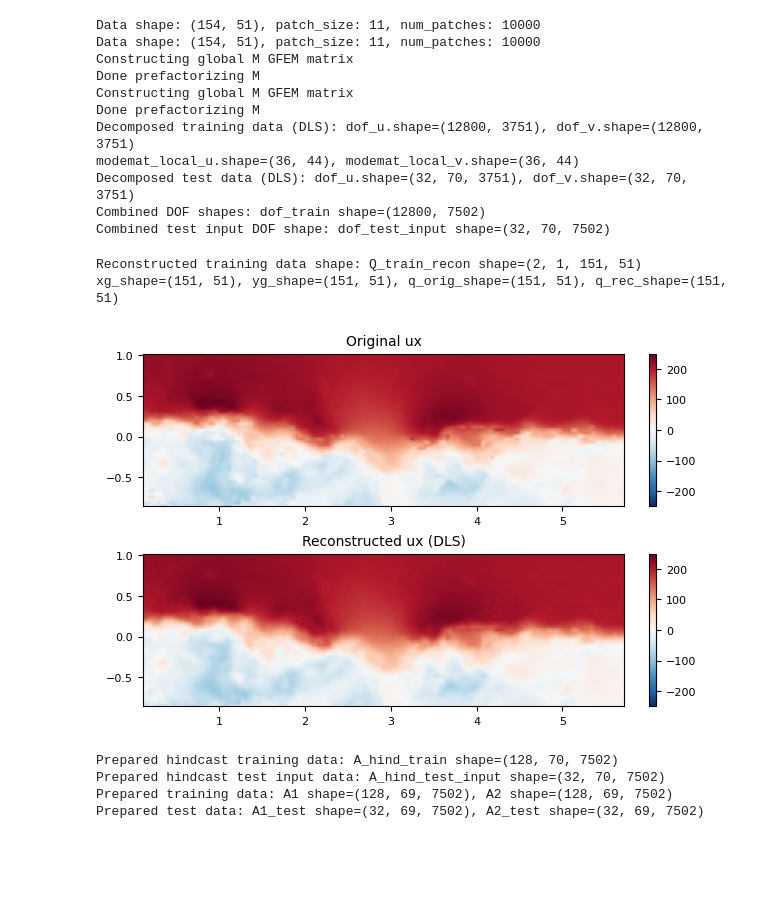
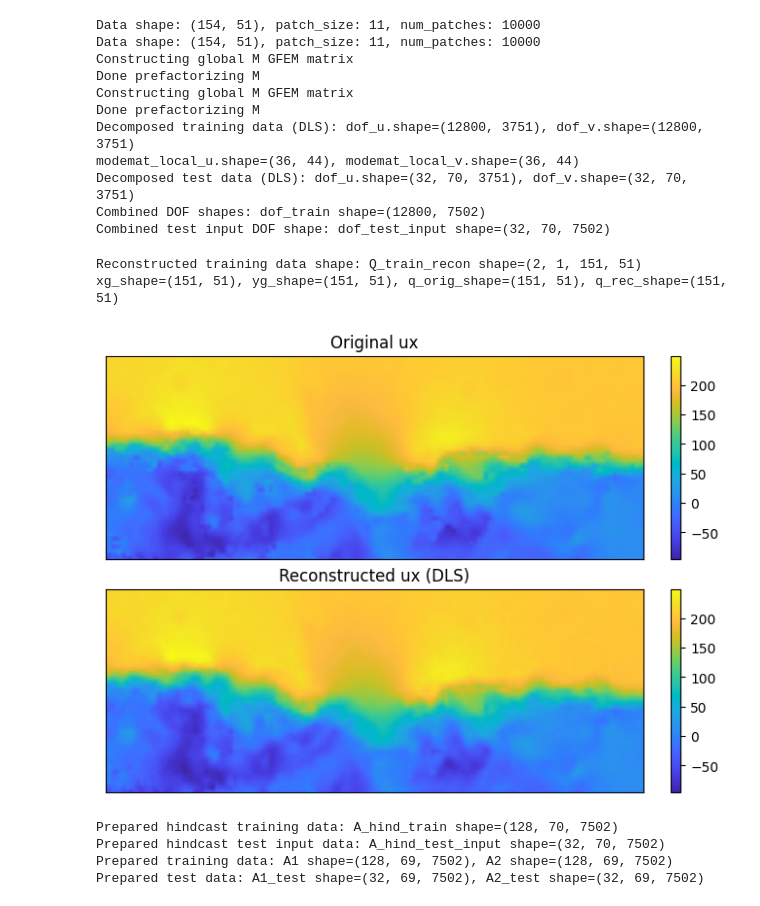
Before and after one commit to morton311/DDROM_Challenge2.1, a Jupyter notebook: DLS_Transformer/Challenge2_1_DLS_TR.ipynb, the cells around one changed output. Cells and saved outputs as stored; diff of their text form; code cells hidden in the pictures; blank space fills up the shorter version.

Commit message:
Added parula cmap

```diff
--- a/DLS_Transformer/Challenge2_1_DLS_TR.ipynb
+++ b/DLS_Transformer/Challenge2_1_DLS_TR.ipynb
@@ -5,6 +5,8 @@ os.chdir('/mnt/CalebDrive/cmorton/Challenge 2.1/DLS_Transformer/')
 
 import numpy as np
 import matplotlib.pyplot as plt
+from lib.colormaps import parula_map
+plt.rcParams["pcolor.shading"] = 'gouraud'
 import h5py
 
 from pathlib import Path
@@ -194,37 +196,50 @@ if decomp_method.lower() == "dls":
 # %%
 # sanity check: reconstruct the fields from the DOFs and compare to original
 if decomp_method.lower() == "dls":
     importlib.reload(dls)
     Q_train_rec_snap = dls.dls_Rec_2D(dof_u_train[:1].T, dof_v_train[:1].T, dls_config)
 
     nx_t, ny_t = dls_config['nx_t'], dls_config['ny_t']
     print(f"Reconstructed training data shape: Q_train_recon shape={Q_train_rec_snap.shape}")
 
     # plot comparison on physical grid
     xg = xx[:nx_t, :ny_t]
     yg = yy[:nx_t, :ny_t]
     q_orig = Q_train[0, :nx_t, :ny_t, 0] + ux_mean[0, :nx_t, :ny_t]
     q_rec = Q_train_rec_snap[0, 0, :nx_t, :ny_t] + ux_mean[0, :nx_t, :ny_t]
 
     vabs = max(np.max(np.abs(q_orig)), np.max(np.abs(q_rec)))
+    vmax = max(np.max(q_orig), np.max(q_rec))
+    vmin = min(np.min(q_orig), np.min(q_rec))
 
     print(f"xg_shape={xg.shape}, yg_shape={yg.shape}, q_orig_shape={q_orig.shape}, q_rec_shape={q_rec.shape}")
 
-    plt.figure(figsize=(6, 4))
+    plt.figure(constrained_layout=True)
     plt.subplot(2, 1, 1)
     plt.title("Original ux")
-    plt.pcolormesh(xg, yg, q_orig, shading='gouraud', cmap='RdBu_r', vmin=-vabs, vmax=vabs)
+    plt.pcolormesh(xg, yg, q_orig, cmap=parula_map, vmin=vmin, vmax=vmax)
     plt.colorbar()
+    plt.xticks([])
+    plt.yticks([])
+    plt.xlim(xg.min(), xg.max())
+    plt.ylim(yg.min(), yg.max())
+    # plt.axis('equal')
 
     plt.subplot(2, 1, 2)
     plt.title("Reconstructed ux (DLS)")
-    plt.pcolormesh(xg, yg, q_rec, shading='gouraud', cmap='RdBu_r', vmin=-vabs, vmax=vabs)
+    plt.pcolormesh(xg, yg, q_rec, cmap=parula_map, vmin=vmin, vmax=vmax)
     plt.colorbar()
+
+    plt.xlim(xg.min(), xg.max())
+    plt.ylim(yg.min(), yg.max())
+    # plt.axis('equal')
+    plt.xticks([])
+    plt.yticks([])
     plt.savefig(fig_dir / 'dls_reconstruction.png', dpi=300)
 # %% [output]
 Reconstructed training data shape: Q_train_recon shape=(2, 1, 151, 51)
 xg_shape=(151, 51), yg_shape=(151, 51), q_orig_shape=(151, 51), q_rec_shape=(151, 51)
-[figure, old version]
+[figure, new version]
 # %%
 # # sanity check: reconstruct the fields from the DOFs and compare to original
 # if decomp_method.lower() == "dls":
```
Also changed, not shown: 2 other files.
